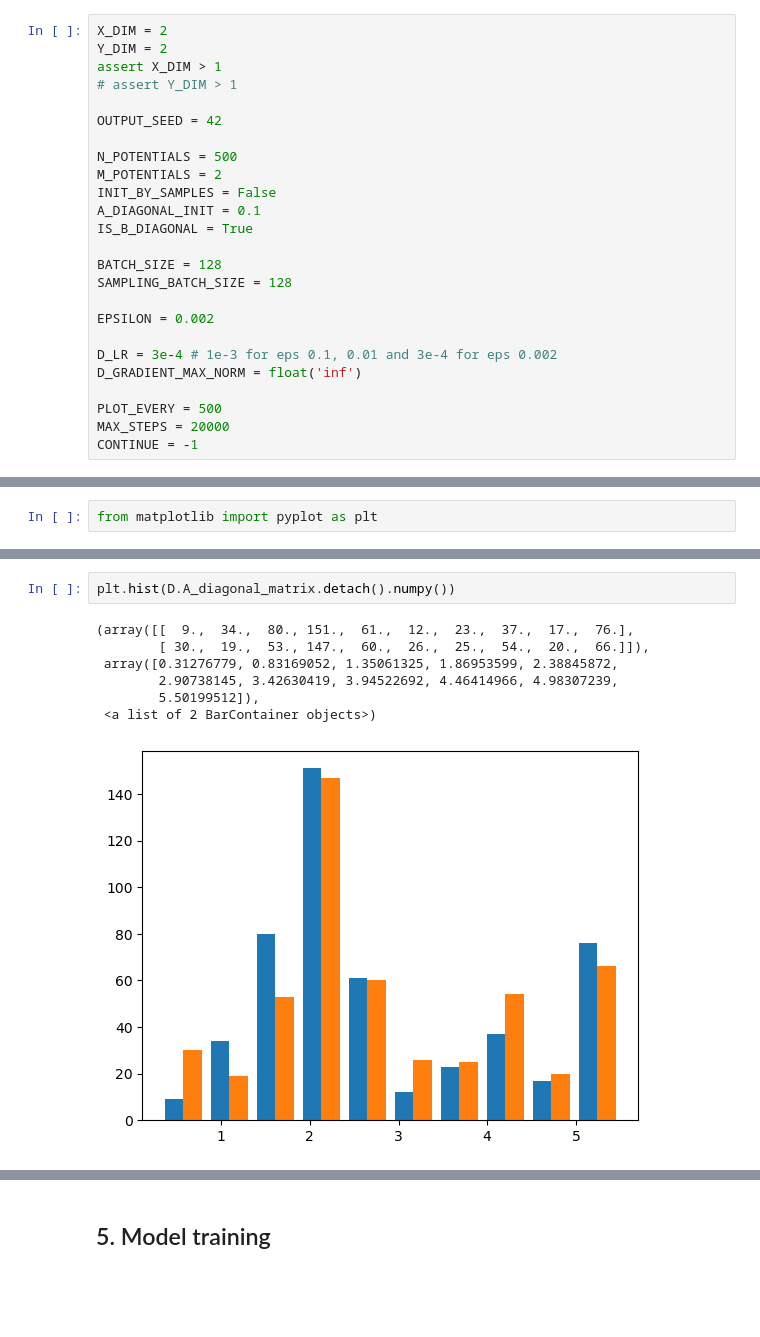
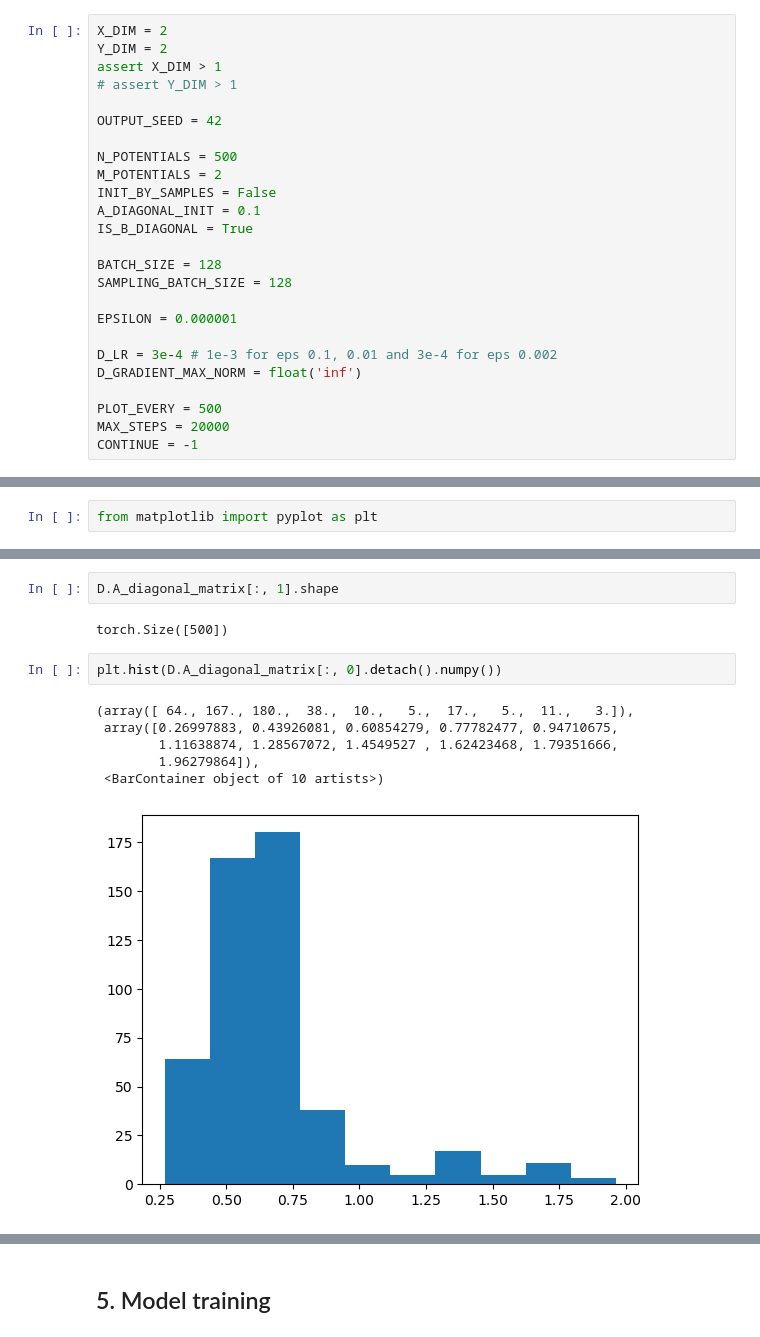
Before and after one commit to MuXauJl11110/EBiEOT, a Jupyter notebook: notebooks/LightGCOT_swiss_roll.ipynb, the cells around one changed output, grey strips where cells are left out. Saved outputs shown, nothing was run; the diff lists cells and outputs as text; blank space fills up the shorter version.

```diff
--- a/notebooks/LightGCOT_swiss_roll.ipynb
+++ b/notebooks/LightGCOT_swiss_roll.ipynb
@@ -34,7 +34,7 @@ IS_B_DIAGONAL = True
 BATCH_SIZE = 128
 SAMPLING_BATCH_SIZE = 128
 
-EPSILON = 0.002
+EPSILON = 0.000001
 
 D_LR = 3e-4 # 1e-3 for eps 0.1, 0.01 and 3e-4 for eps 0.002
 D_GRADIENT_MAX_NORM = float('inf')
@@ -144,11 +148,14 @@ plt.scatter(y_pred[:, 0], y_pred[:, 1],
+# %%
+D.A_diagonal_matrix[:, 1].shape
+# %% [output]
+torch.Size([500])
 # %%
-plt.hist(D.A_diagonal_matrix.detach().numpy())
+plt.hist(D.A_diagonal_matrix[:, 0].detach().numpy())
 # %% [output]
-(array([[  9.,  34.,  80., 151.,  61.,  12.,  23.,  37.,  17.,  76.],
-        [ 30.,  19.,  53., 147.,  60.,  26.,  25.,  54.,  20.,  66.]]),
- array([0.31276779, 0.83169052, 1.35061325, 1.86953599, 2.38845872,
-        2.90738145, 3.42630419, 3.94522692, 4.46414966, 4.98307239,
-        5.50199512]),
- <a list of 2 BarContainer objects>)
+(array([ 64., 167., 180.,  38.,  10.,   5.,  17.,   5.,  11.,   3.]),
+ array([0.26997883, 0.43926081, 0.60854279, 0.77782477, 0.94710675,
+        1.11638874, 1.28567072, 1.4549527 , 1.62423468, 1.79351666,
+        1.96279864]),
+ <BarContainer object of 10 artists>)
-[figure, old version]
+[figure, new version]
 # %%
```
Also changed, not shown: parts of 7 cells of this notebook, 6 other files.
